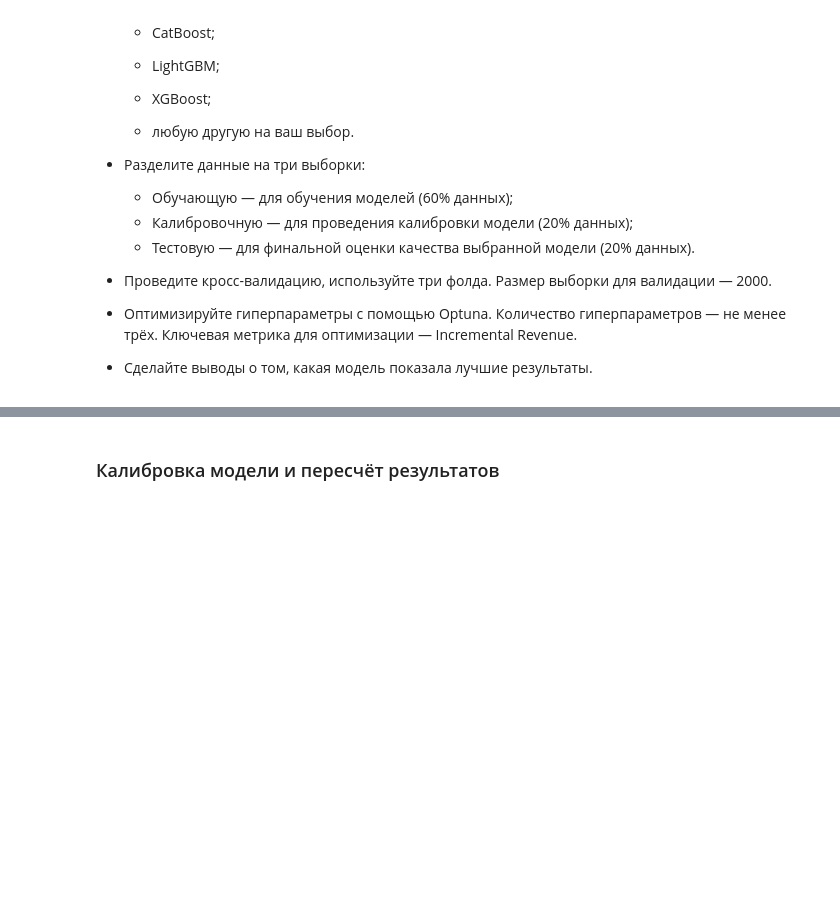
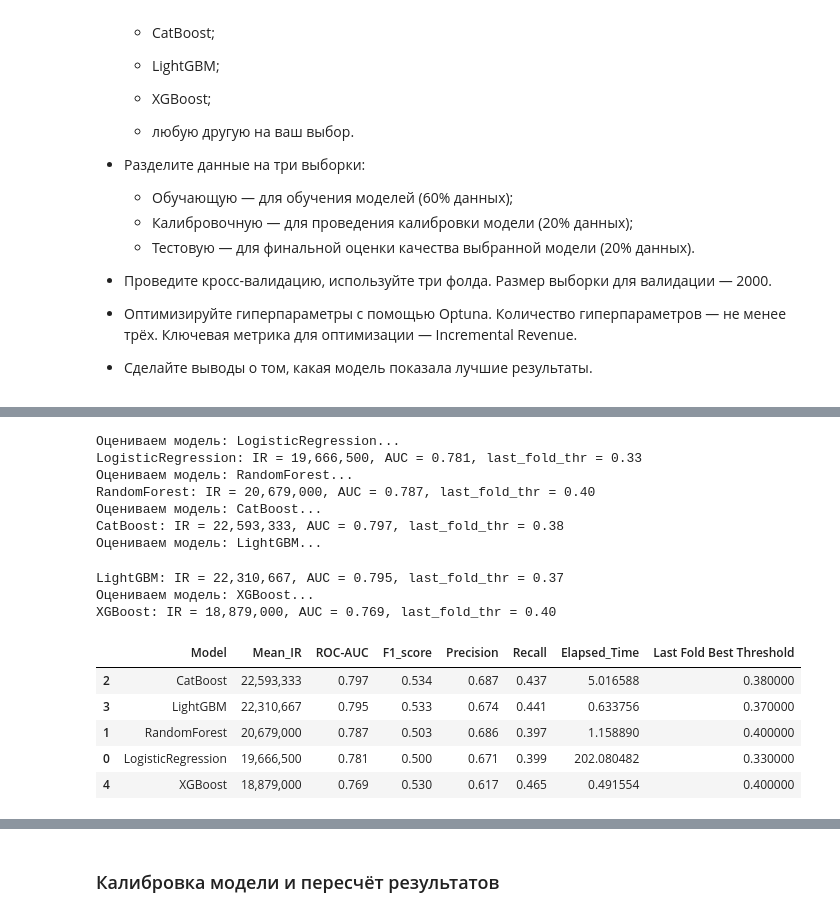
Before and after one commit to danat7075/DS_4_4, a Jupyter notebook: DS_4_4.ipynb, the cells around one changed output, grey strips where cells are left out. Drawn from its saved outputs; the diff is of its cells as text; code cells hidden in the pictures; blank space fills up the shorter version.

```diff
--- a/DS_4_4.ipynb
+++ b/DS_4_4.ipynb
@@ -1060,0 +1505,65 @@ df_bookings['lead_time_category'] = pd.cut(
+# %%
+# Настройка TimeSeriesSplit для кросс-валидации, чтобы не было утечки данных по времени
+gtscv = TimeSeriesSplit(n_splits=3, test_size=2000)
+
+results = []
+
+for name, model in models.items():
+    print(f"Оцениваем модель: {name}...")
+    full_pipe = Pipeline([
+        ('preprocessor', preprocessor),
+        ('classifier', model)
+    ])
+    # Засекаем время выполнения кросс-валидации для каждой модели
+    t0 = time.perf_counter()
+    cv_results = cross_validate(
+        full_pipe,
+        X_train, y_train,
+        cv=gtscv,
+        scoring=scoring,
+        n_jobs=1
+    )
+    # Фиксируем время выполнения
+    elapsed = time.perf_counter() - t0
+
+    current_res = {
+        'Model': name,
+        'Mean_IR': cv_results['test_IR'].mean(),
+        'ROC-AUC': cv_results['test_ROC-AUC'].mean(),
+        'F1_score': cv_results['test_F1'].mean(),
+        'Precision': cv_results['test_Precision'].mean(),
+        'Recall': cv_results['test_Recall'].mean(),
+        'Elapsed_Time': elapsed,
+        'Last Fold Best Threshold': LAST_FOLD_BEST_THR
+    }
+    results.append(current_res)
+
+    print(f"{name}: IR = {current_res['Mean_IR']:,.0f}, "f"AUC = {current_res['ROC-AUC']:.3f}, "f"last_fold_thr = {LAST_FOLD_BEST_THR:.2f}")
+
+# Вывод итогов
+df_res = pd.DataFrame(results).sort_values('Mean_IR', ascending=False)
+
+display(df_res.style.format({
+    'Mean_IR': '{:,.0f}',
+    'ROC-AUC': '{:.3f}',
+    'F1_score': '{:.3f}',
+    'Precision': '{:.3f}',
+    'Recall': '{:.3f}'
+}).background_gradient(subset=['Mean_IR'], cmap='Greens'))
+# %% [output]
+Оцениваем модель: LogisticRegression...
+LogisticRegression: IR = 19,666,500, AUC = 0.781, last_fold_thr = 0.33
+Оцениваем модель: RandomForest...
+RandomForest: IR = 20,679,000, AUC = 0.787, last_fold_thr = 0.40
+Оцениваем модель: CatBoost...
+CatBoost: IR = 22,593,333, AUC = 0.797, last_fold_thr = 0.38
+Оцениваем модель: LightGBM...
+LightGBM: IR = 22,310,667, AUC = 0.795, last_fold_thr = 0.37
+Оцениваем модель: XGBoost...
+XGBoost: IR = 18,879,000, AUC = 0.769, last_fold_thr = 0.40
+|  | Model | Mean_IR | ROC-AUC | F1_score | Precision | Recall | Elapsed_Time | Last Fold Best Threshold |
+| 2 | CatBoost | 22,593,333 | 0.797 | 0.534 | 0.687 | 0.437 | 5.016588 | 0.380000 |
+| 3 | LightGBM | 22,310,667 | 0.795 | 0.533 | 0.674 | 0.441 | 0.633756 | 0.370000 |
+| 1 | RandomForest | 20,679,000 | 0.787 | 0.503 | 0.686 | 0.397 | 1.158890 | 0.400000 |
+| 0 | LogisticRegression | 19,666,500 | 0.781 | 0.500 | 0.671 | 0.399 | 202.080482 | 0.330000 |
+| 4 | XGBoost | 18,879,000 | 0.769 | 0.530 | 0.617 | 0.465 | 0.491554 | 0.400000 |
```
Also changed, not shown: parts of 28 cells of this notebook.
